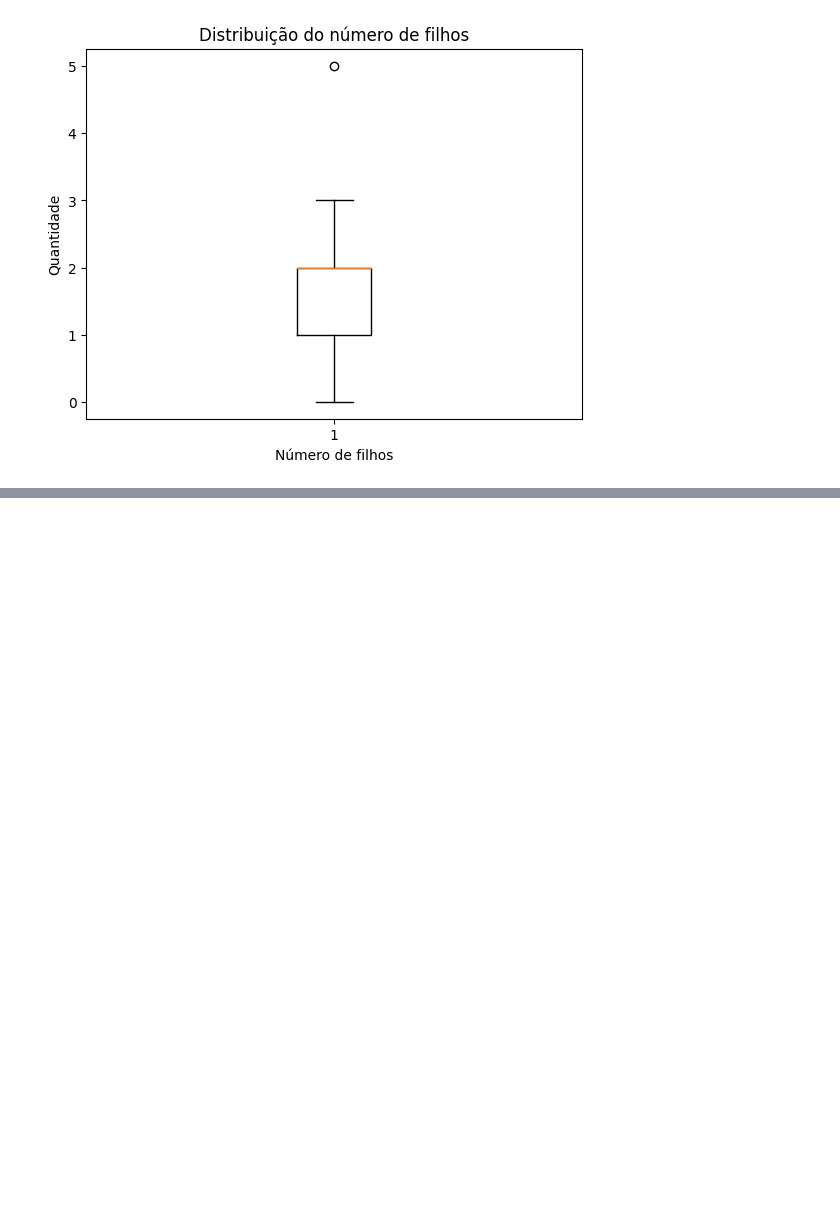
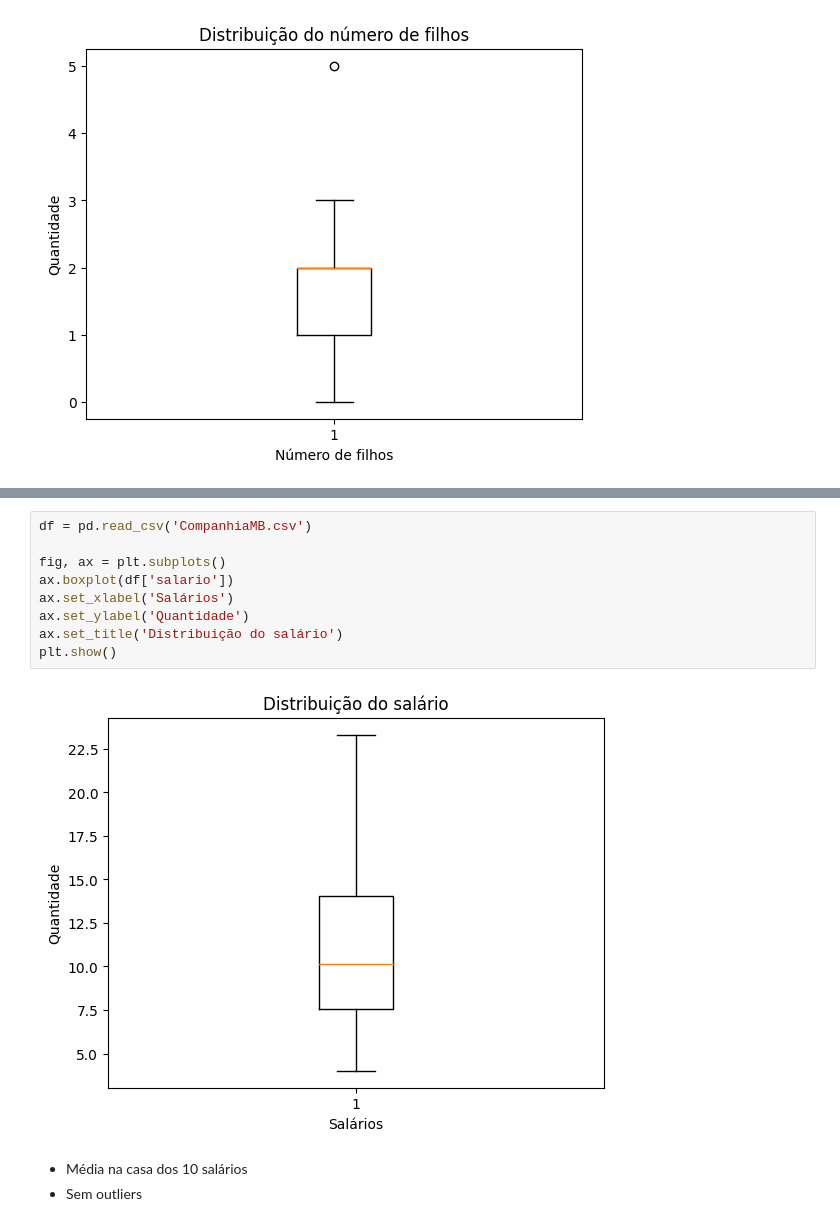
Before and after one commit to leomoreno8/TI26S, a Jupyter notebook: analysis.ipynb, the cells around one changed output, grey strips where cells are left out. Cells and saved outputs as stored; diff of their text form; blank space fills up the shorter version.

```diff
--- a/analysis.ipynb
+++ b/analysis.ipynb
@@ -102,0 +117,14 @@ plt.show()
+# %%
+df = pd.read_csv('CompanhiaMB.csv')
+
+fig, ax = plt.subplots()
+ax.boxplot(df['salario'])
+ax.set_xlabel('Salários')
+ax.set_ylabel('Quantidade')
+ax.set_title('Distribuição do salário')
+plt.show()
+# %% [output]
+[figure, added]
+# %% [markdown]
+- Média na casa dos 10 salários
+- Sem outliers
```
Also changed, not shown: parts of 6 cells of this notebook.
